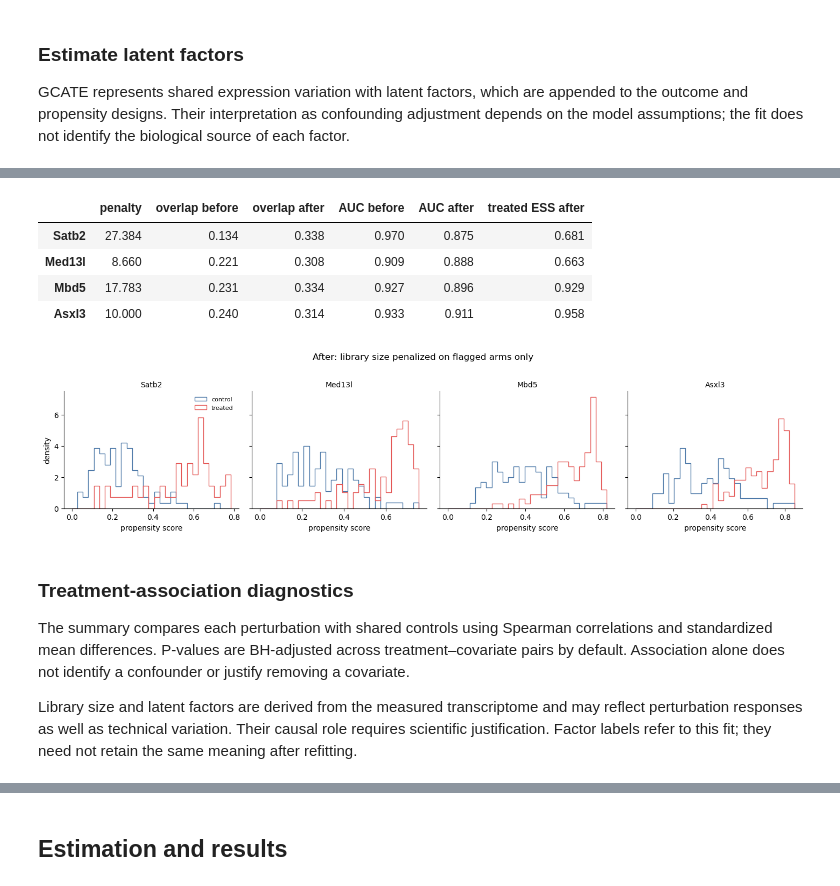
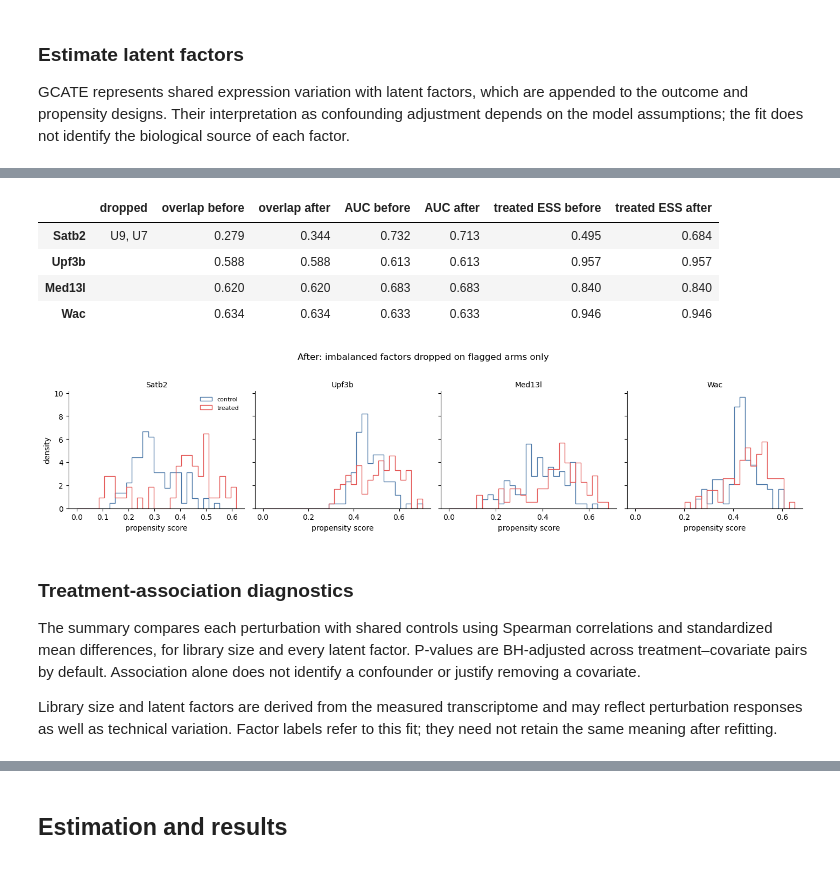
Before and after one commit to JinHongDu-Lab/causarray, a Jupyter notebook: docs/source/tutorial/perturbseq/perturbseq-py.ipynb, the cells around one changed output, grey strips where cells are left out. Drawn from its saved outputs; the diff is of its cells as text; code cells hidden in the pictures.

```diff
--- a/docs/source/tutorial/perturbseq/perturbseq-py.ipynb
+++ b/docs/source/tutorial/perturbseq/perturbseq-py.ipynb
@@ -66,7 +67,7 @@ fig = plot_r(df_r)
 GCATE represents shared expression variation with latent factors, which are appended to the outcome and propensity designs. Their interpretation as confounding adjustment depends on the model assumptions; the fit does not identify the biological source of each factor.
 # %%
 r = 10  # Illustrative rank; inspect the JIC curve and nearby ranks.
-res_1, res_2 = fit_gcate(Y, X, A, r, verbose=True,
+res_1, res_2 = fit_gcate(Y, X, A, r, verbose=False,
     kwargs_es_1=dict(rel_tol=2e-4, max_iters=30),
     kwargs_es_2=dict(rel_tol=2e-4, max_iters=30),
 )
@@ -117,8 +92,7 @@ Read this before the effects. An arm whose propensity model separates it from th
 # %%
-from causarray import refit_propensity_scores, tune_penalty_factor
-
-W_A = np.c_[X_A, U]
-propensity_names = ['intercept', 'log_library_size'] + [f'U{k + 1}' for k in range(U.shape[1])]
+factor_names = [f'U{k + 1}' for k in range(U.shape[1])]
+W_A = np.c_[X_A[:, :1], U]                      # intercept + latent factors
+propensity_names = ['intercept', *factor_names]
 A_np = A.to_numpy(dtype=float)
 pert_names = list(A.columns)
 
@@ -132,8 +106,16 @@ support_before = summarize_propensity_scores(
     A_np, pi_before, treatment_names=pert_names, clip_bounds=None).set_index('treatment')
 oof_before = summarize_propensity_scores(
     A_np, pi_oof, treatment_names=pert_names, clip_bounds=None).set_index('treatment')
+
+# For comparison: the same model with log library size added.
+pi_with_library = estimate_propensity_scores(
+    A_np, np.c_[X_A, U], K=1, C=1.0, class_weight=None, clip=None, random_state=0)
+auc_with_library = summarize_propensity_scores(
+    A_np, pi_with_library, treatment_names=pert_names, clip_bounds=None).set_index('treatment')['auc']
+
 display(pd.concat({
     'in sample': support_before[['auc', 'overlap_ratio', 'ess_treated_fraction']],
     'out of fold': oof_before[['auc', 'overlap_ratio', 'ess_treated_fraction']],
+    'with library size': auc_with_library.to_frame('auc'),
 }, axis=1).sort_values(('in sample', 'overlap_ratio')).head(8).round(3))
 # %% [output]
@@ -188,13 +166,10 @@ Choose the target to match the failure. These arms lose histogram overlap while
 # %%
-penalty_factors, tuning_report = tune_penalty_factor(
-    A_np, W_A, 'log_library_size',
-    treatment_names=pert_names, covariate_names=propensity_names,
-    trigger={'auc_gt': 0.9, 'ess_treated_fraction_lt': 0.5},
-    target={'overlap_ratio_gt': 0.3},
-    K=1, C=1.0, class_weight=None, random_state=0, verbose=True,
+drops, selection = select_propensity_factors(
+    A_np, W_A, treatment_names=pert_names, covariate_names=propensity_names,
+    K=1, C=1.0, class_weight=None, random_state=0,
 )
-display(tuning_report[['treatment', 'penalty_factor', 'feasible', 'n_fits',
-                       'overlap_ratio_unpenalized', 'overlap_ratio_chosen',
-                       'overlap_ratio_dropped', 'auc_unpenalized', 'auc_chosen']]
-        .sort_values('penalty_factor', ascending=False).round(3))
+display(selection.set_index('treatment')
+        [['dropped', 'target_met', 'auc_all', 'auc_chosen', 'overlap_ratio_all',
+          'overlap_ratio_chosen', 'ess_treated_fraction_all', 'ess_treated_fraction_chosen']]
+        .round(3))
 # %% [output]
@@ -209,33 +179,34 @@ display(tuning_report[['treatment', 'penalty_factor', 'feasible', 'n_fits',
 # %%
 pi_after, refit_audit = refit_propensity_scores(
     A_np, W_A, pi_hat=pi_before.copy(),
     treatment_names=pert_names, covariate_names=propensity_names,
-    penalty_factors_by_treatment=penalty_factors,
+    drop_by_treatment=drops,
     K=1, C=1.0, class_weight=None, clip=None, random_state=0)
 
 support_after = summarize_propensity_scores(
     A_np, pi_after, treatment_names=pert_names, clip_bounds=None).set_index('treatment')
 display(pd.DataFrame({
-    'penalty': pd.Series({k: v['log_library_size'] for k, v in penalty_factors.items()}),
+    'dropped': pd.Series({k: ', '.join(v) for k, v in drops.items()}),
     'overlap before': support_before['overlap_ratio'],
     'overlap after': support_after['overlap_ratio'],
     'AUC before': support_before['auc'],
     'AUC after': support_after['auc'],
+    'treated ESS before': support_before['ess_treated_fraction'],
     'treated ESS after': support_after['ess_treated_fraction'],
-}).fillna({'penalty': 1.0}).loc[ps_focus].round(3))
+}).fillna({'dropped': ''}).loc[ps_focus].round(3))
 
-overlap_panels(pi_after, 'After: library size penalized on flagged arms only')
+overlap_panels(pi_after, 'After: imbalanced factors dropped on flagged arms only')
 # %% [output]
-|  | penalty | overlap before | overlap after | AUC before | AUC after | treated ESS after |
-| Satb2 | 27.384 | 0.134 | 0.338 | 0.970 | 0.875 | 0.681 |
-| Med13l | 8.660 | 0.221 | 0.308 | 0.909 | 0.888 | 0.663 |
-| Mbd5 | 17.783 | 0.231 | 0.334 | 0.927 | 0.896 | 0.929 |
-| Asxl3 | 10.000 | 0.240 | 0.314 | 0.933 | 0.911 | 0.958 |
+|  | dropped | overlap before | overlap after | AUC before | AUC after | treated ESS before | treated ESS after |
+| Satb2 | U9, U7 | 0.279 | 0.344 | 0.732 | 0.713 | 0.495 | 0.684 |
+| Upf3b |  | 0.588 | 0.588 | 0.613 | 0.613 | 0.957 | 0.957 |
+| Med13l |  | 0.620 | 0.620 | 0.683 | 0.683 | 0.840 | 0.840 |
+| Wac |  | 0.634 | 0.634 | 0.633 | 0.633 | 0.946 | 0.946 |
-[figure, old version]
+[figure, new version]
 # %% [markdown]
 ### Treatment-association diagnostics
 
-The summary compares each perturbation with shared controls using Spearman correlations and standardized mean differences. P-values are BH-adjusted across treatment–covariate pairs by default. Association alone does not identify a confounder or justify removing a covariate.
+The summary compares each perturbation with shared controls using Spearman correlations and standardized mean differences, for library size and every latent factor. P-values are BH-adjusted across treatment–covariate pairs by default. Association alone does not identify a confounder or justify removing a covariate.
 
-Library size and latent factors are derived from the measured transcriptome and may reflect perturbation responses as well as technical variation. Their causal role requires scientific justification. Factor labels refer to this fit; they need not retain the same meaning after refitting.
+Library size and latent factors are derived from the measured transcriptome and may reflect perturbation responses as well as technical variation. Factor labels refer to this fit; they need not retain the same meaning after refitting.
 # %%
```
Also changed, not shown: parts of 14 cells of this notebook, 3 other files.
